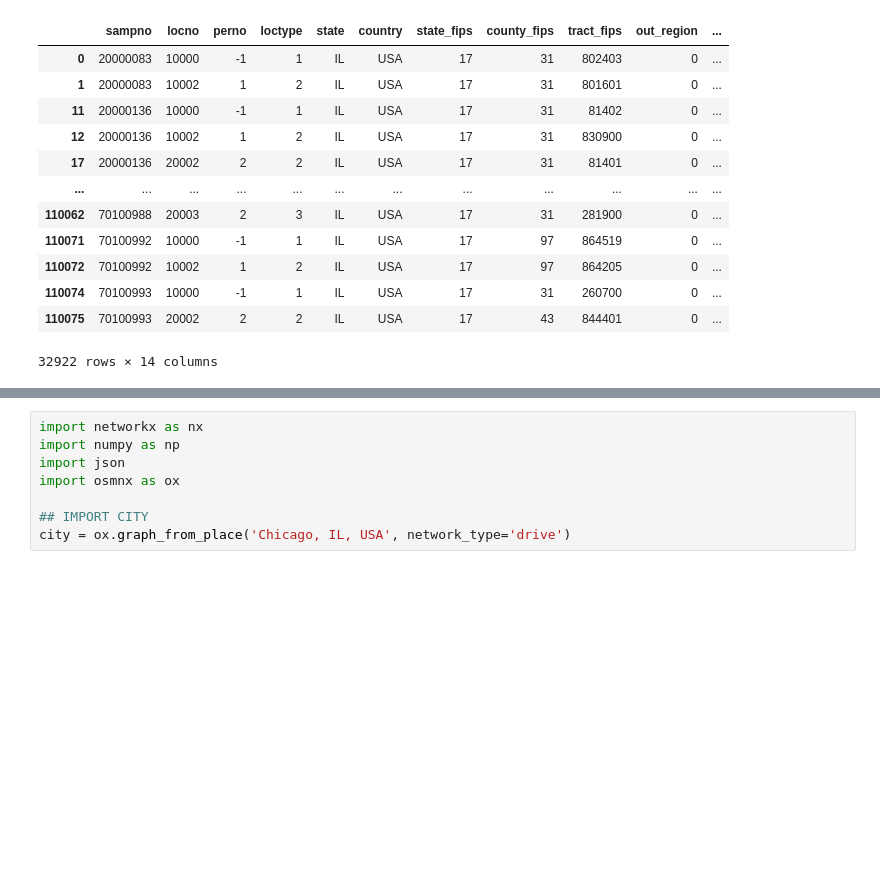
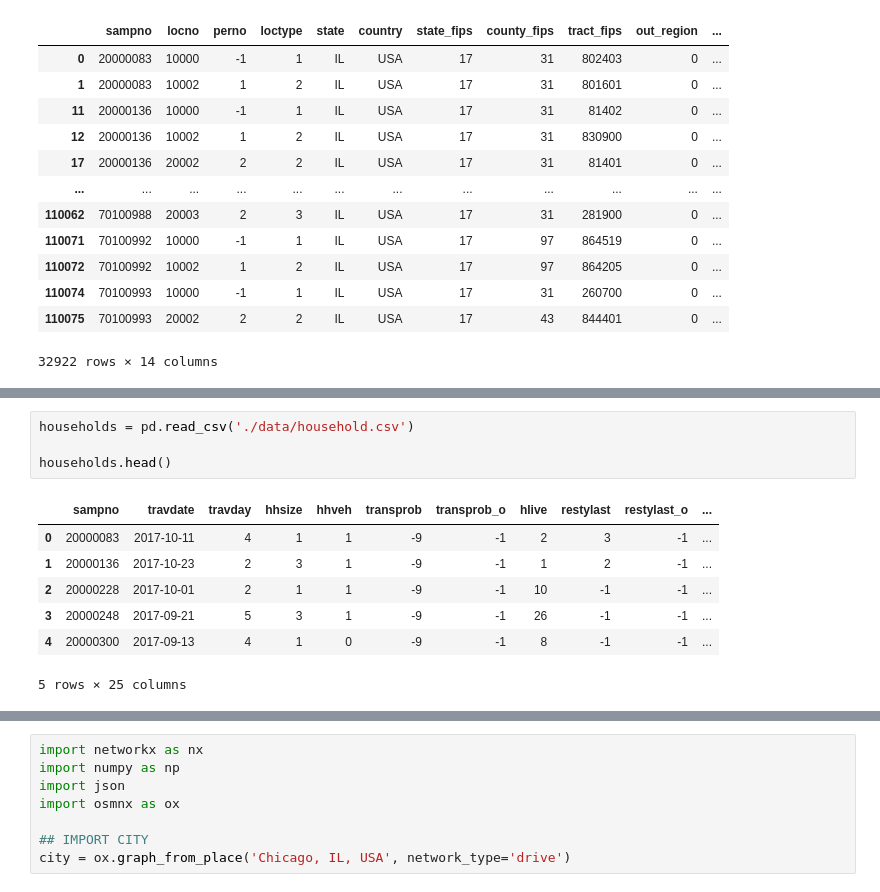
Before and after one commit to jcrayb/transport-research-project, a Jupyter notebook: flows.ipynb, the cells around one changed output, grey strips where cells are left out. Drawn from its saved outputs; the diff is of its cells as text; blank space fills up the shorter version.

```diff
--- a/flows.ipynb
+++ b/flows.ipynb
@@ -97,0 +104,12 @@ for s in data.sampno.unique():
+# %%
+households = pd.read_csv('./data/household.csv')
+
+households.head()
+# %% [output]
+|  | sampno | travdate | travday | hhsize | hhveh | transprob | transprob_o | hlive | restylast | restylast_o | ... |
+| 0 | 20000083 | 2017-10-11 | 4 | 1 | 1 | -9 | -1 | 2 | 3 | -1 | ... |
+| 1 | 20000136 | 2017-10-23 | 2 | 3 | 1 | -9 | -1 | 1 | 2 | -1 | ... |
+| 2 | 20000228 | 2017-10-01 | 2 | 1 | 1 | -9 | -1 | 10 | -1 | -1 | ... |
+| 3 | 20000248 | 2017-09-21 | 5 | 3 | 1 | -9 | -1 | 26 | -1 | -1 | ... |
+| 4 | 20000300 | 2017-09-13 | 4 | 1 | 0 | -9 | -1 | 8 | -1 | -1 | ... |
+5 rows × 25 columns
```
Also changed, not shown: parts of 11 cells of this notebook, 35 other files.
